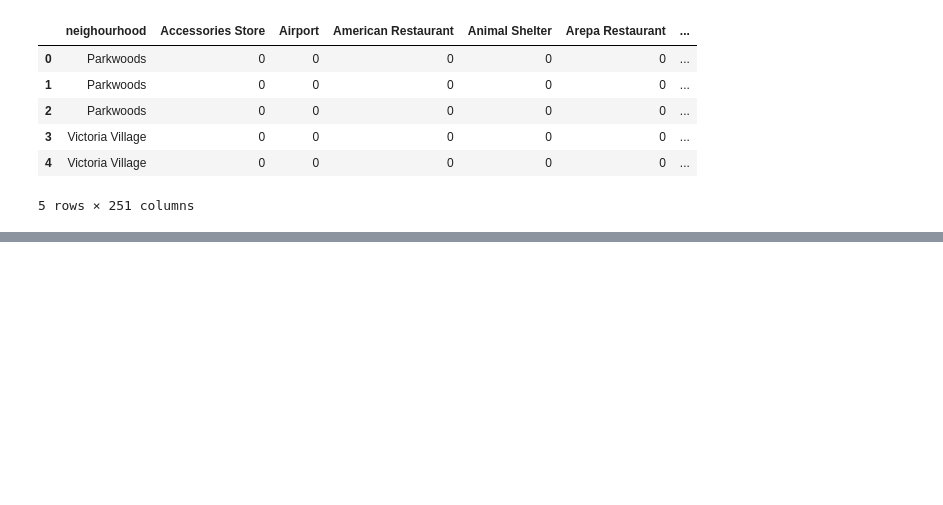
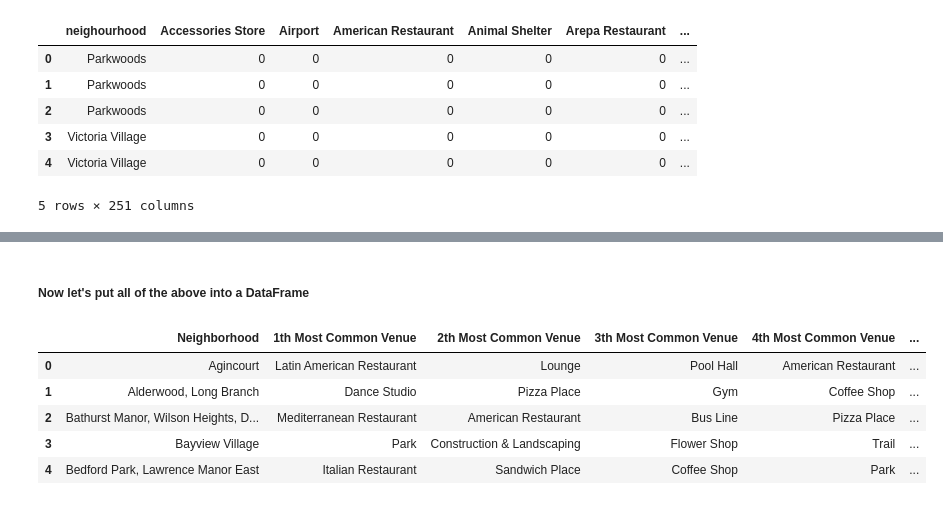
Before and after one commit to ftarantuviez/Toronto-Neighbourhood-Battle, a Jupyter notebook: project_toronto/EDA_notebooks/main.ipynb, the cells around one changed output, grey strips where cells are left out. Cells and saved outputs as stored; diff of their text form; code cells hidden in the pictures; blank space fills up the shorter version.

```diff
--- a/project_toronto/EDA_notebooks/main.ipynb
+++ b/project_toronto/EDA_notebooks/main.ipynb
@@ -184,0 +241,30 @@ venues_onehot.head()
+# %%
+def return_most_common_venues(row, num_top_venues):
+    row_categories = row.iloc[1:]
+    row_categories_sorted = row_categories.sort_values(ascending=False)
+
+    return row_categories_sorted.index.values[0:num_top_venues]
+# %% [markdown]
+##### Now let's put all of the above into a DataFrame
+# %%
+num_top_venues = 10
+columns = ['Neighborhood']
+for ind in np.arange(num_top_venues):
+    try:
+        columns.append('{}{} Most Common Venue'.format(ind+1, indicators[ind]))
+    except:
+        columns.append('{}th Most Common Venue'.format(ind+1))
+
+top_venues=pd.DataFrame(columns=columns)
+top_venues["Neighborhood"] = neighbourhoods_groupped["neighourhood"]
+
+for i in np.arange(neighbourhoods_groupped.shape[0]):
+     top_venues.iloc[i,1:] = return_most_common_venues(neighbourhoods_groupped.iloc[i,:], num_top_venues)
+top_venues.head()
+# %% [output]
+|  | Neighborhood | 1th Most Common Venue | 2th Most Common Venue | 3th Most Common Venue | 4th Most Common Venue | ... |
+| 0 | Agincourt | Latin American Restaurant | Lounge | Pool Hall | American Restaurant | ... |
+| 1 | Alderwood, Long Branch | Dance Studio | Pizza Place | Gym | Coffee Shop | ... |
+| 2 | Bathurst Manor, Wilson Heights, D... | Mediterranean Restaurant | American Restaurant | Bus Line | Pizza Place | ... |
+| 3 | Bayview Village | Park | Construction & Landscaping | Flower Shop | Trail | ... |
+| 4 | Bedford Park, Lawrence Manor East | Italian Restaurant | Sandwich Place | Coffee Shop | Park | ... |
```
Also changed, not shown: parts of 8 cells of this notebook.
